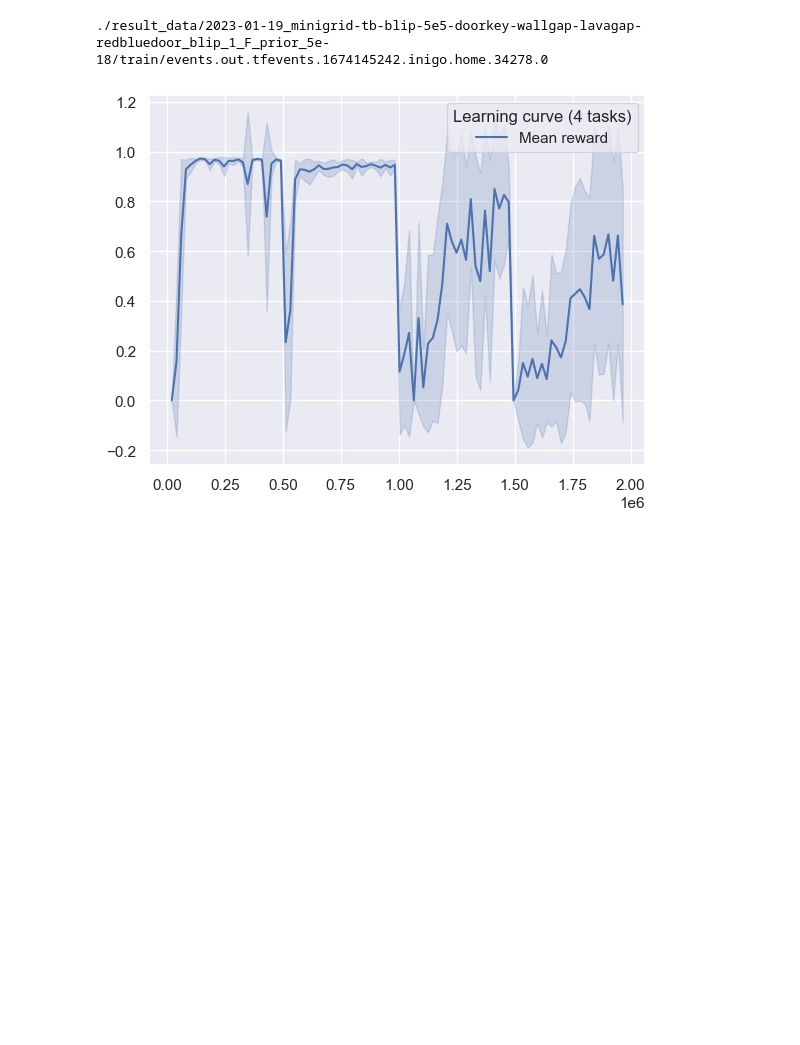
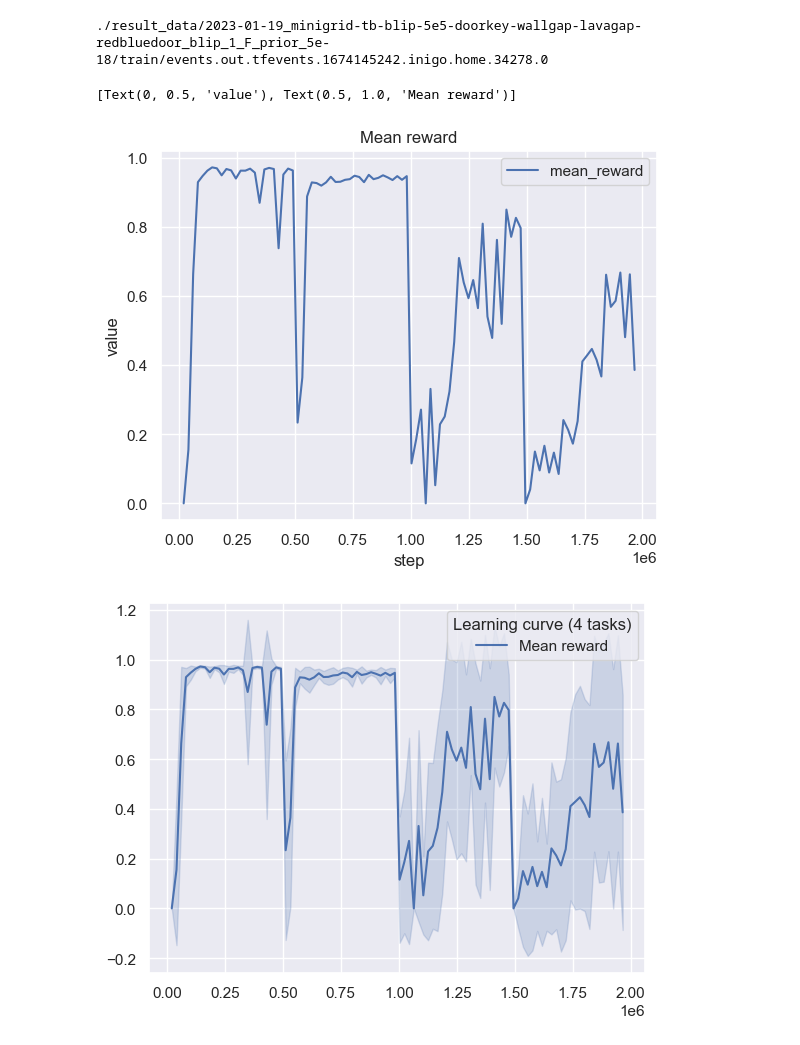
Before and after one commit to ibagur/tfm-experiments, a Jupyter notebook: BLIP/RL/test_experiment_plots.ipynb, the cells around one changed output. Saved outputs shown, nothing was run; the diff lists cells and outputs as text; code cells hidden in the pictures; blank space fills up the shorter version.

Commit message:
added Jupyter for plots and a quick sb3 test

```diff
--- a/BLIP/RL/test_experiment_plots.ipynb
+++ b/BLIP/RL/test_experiment_plots.ipynb
@@ -45,8 +45,10 @@ df_std = df[df['tag'] == 'std']
 df_min = df[df['tag'] == 'min_reward']
 df_max = df[df['tag'] == 'max_reward']
 # %%
-g = sns.lineplot(data=df, x='step', y='mean_reward')
-g = sns.lineplot(data=df, x='step', y='std')
+g = sns.lineplot(data=df_mean, x='step', y='value')
 
-g.legend(['mean_reward', 'std'])
+g.legend(['mean_reward'])
 g.set(ylabel='value', title='Mean reward')
+# %% [output]
+[Text(0, 0.5, 'value'), Text(0.5, 1.0, 'Mean reward')]
+[figure, added]
```
Also changed, not shown: parts of 10 cells of this notebook, 3 other files.
